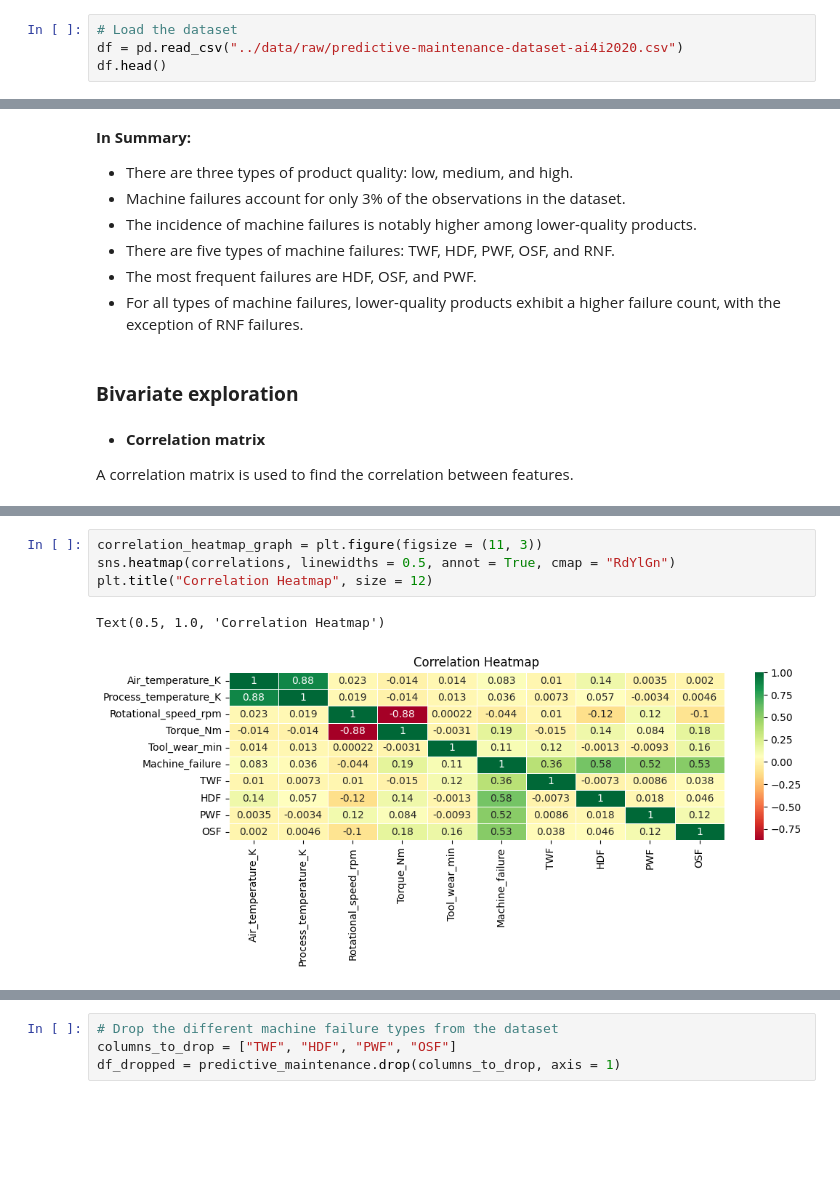
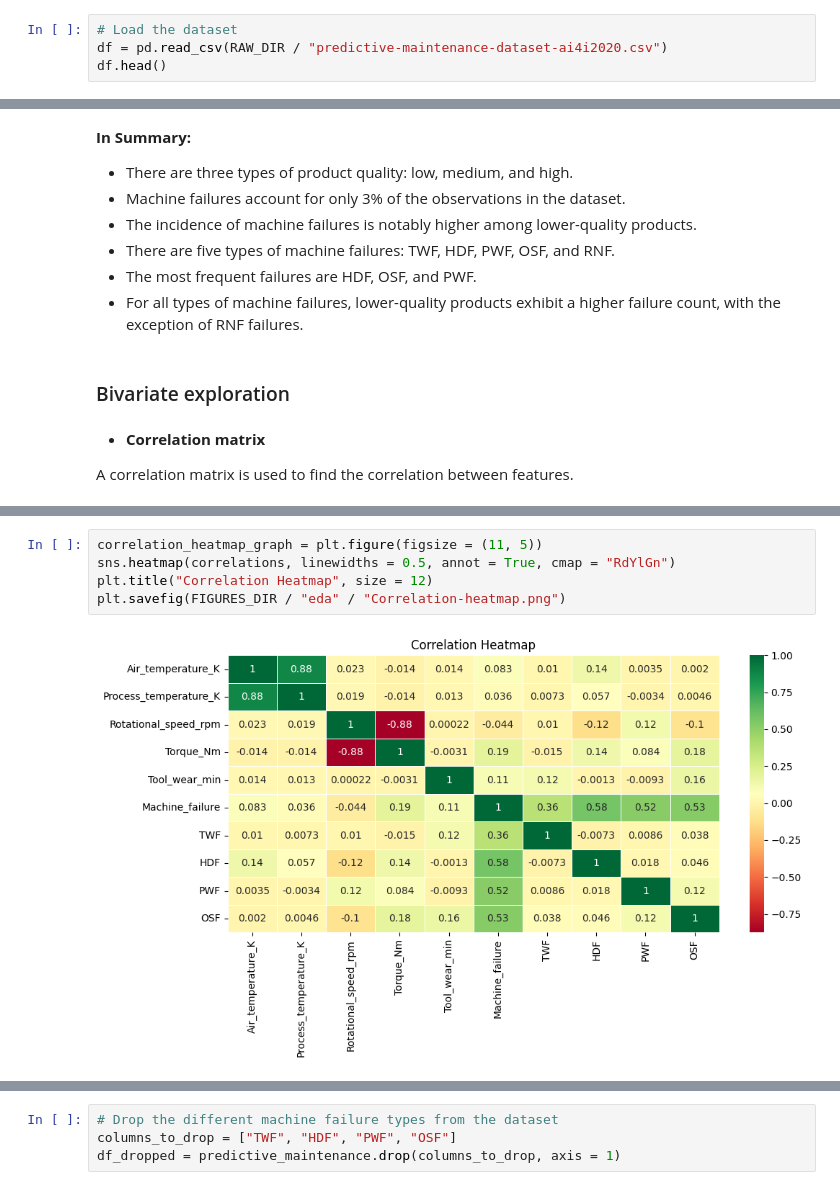
Before and after one commit to herrerovir/Predictive-maintenance-industrial-machinery, a Jupyter notebook: notebooks/Predictive-maintenance-of-industrial-machinery.ipynb, the cells around one changed output, grey strips where cells are left out. Drawn from its saved outputs; the diff is of its cells as text; blank space fills up the shorter version.

Commit message:
Refactor notebook for clarity: add docstrings, improve plot functions, and organize code structure

```diff
--- a/notebooks/Predictive-maintenance-of-industrial-machinery.ipynb
+++ b/notebooks/Predictive-maintenance-of-industrial-machinery.ipynb
@@ -93,6 +92,6 @@ import pickle
 # %%
 # Load the dataset
-df = pd.read_csv("../data/raw/predictive-maintenance-dataset-ai4i2020.csv")
+df = pd.read_csv(RAW_DIR / "predictive-maintenance-dataset-ai4i2020.csv")
 df.head()
 # %% [output]
 |  | UDI | Product ID | Type | Air temperature [K] | Process temperature [K] | Rotational speed [rpm] | ... |
@@ -462,7 +459,7 @@ predictive_maintenance = predictive_maintenance.drop("RNF", axis = 1)
 - The most frequent failures are HDF, OSF, and PWF.
 - For all types of machine failures, lower-quality products exhibit a higher failure count, with the exception of RNF failures.
 # %% [markdown]
-### **Bivariate exploration**
+### Bivariate exploration
 # %% [markdown]
 - **Correlation matrix**
 
@@ -483,12 +480,12 @@ correlations
 | PWF | 0.003470 | -0.003355 | 0.123018 | 0.083781 | -0.009334 | ... |
 | OSF | 0.001988 | 0.004554 | -0.104575 | 0.183465 | 0.155894 | ... |
 # %%
-correlation_heatmap_graph = plt.figure(figsize = (11, 3))
+correlation_heatmap_graph = plt.figure(figsize = (11, 5))
 sns.heatmap(correlations, linewidths = 0.5, annot = True, cmap = "RdYlGn")
 plt.title("Correlation Heatmap", size = 12)
+plt.savefig(FIGURES_DIR / "eda" / "Correlation-heatmap.png")
 # %% [output]
-Text(0.5, 1.0, 'Correlation Heatmap')
-[figure, old version]
+[figure, new version]
 # %% [markdown]
 The correlation study reveals two important relationships:
 
```
Also changed, not shown: parts of 78 cells of this notebook.
